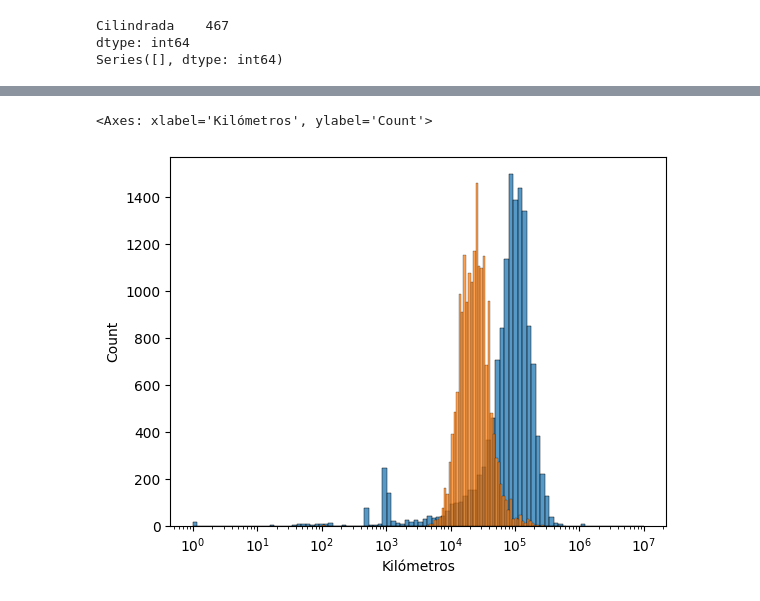
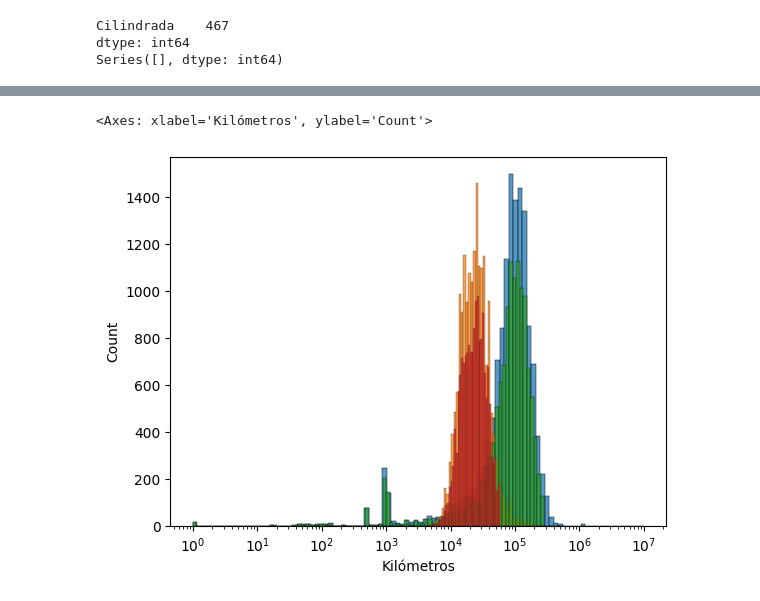
Before and after one commit to matilein/ProyectoML, a Jupyter notebook: datasetintermedio.ipynb, the cells around one changed output, grey strips where cells are left out. Saved outputs shown, nothing was run; the diff lists cells and outputs as text; code cells hidden in the pictures.

Commit message:
hice punto 3 y arregle outliers en intermedio

```diff
--- a/datasetintermedio.ipynb
+++ b/datasetintermedio.ipynb
@@ -366,16 +366,26 @@ plt.title('Distribución de Precio_usd')
 plt.show()
 
 
-Q1 = df['Precio_usd'].quantile(0.25)
-Q3 = df['Precio_usd'].quantile(0.75)
-IQR = Q3 - Q1
+# Copia de trabajo
+df_sin_outliers = df.copy()
 
-limite_inferior = Q1 - 1.5 * IQR
-limite_superior = Q3 + 1.5 * IQR
+# Lista de columnas numéricas
+columnas_numericas = ['Kilómetros', 'Año', 'Precio_usd', 'Puertas']  # ajustá según tu dataset
 
-outliers = df[(df['Precio_usd'] < limite_inferior) | (df['Precio_usd'] > limite_superior)]
+# Eliminar outliers en cada columna numérica
+for col in columnas_numericas:
+    Q1 = df_sin_outliers[col].quantile(0.25)
+    Q3 = df_sin_outliers[col].quantile(0.75)
+    IQR = Q3 - Q1
+    limite_inferior = Q1 - 1.5 * IQR
+    limite_superior = Q3 + 1.5 * IQR
 
-print(f"Outliers detectados: {outliers.shape[0]} filas")
+    # Filtramos dentro de los límites
+    df_sin_outliers = df_sin_outliers[
+        (df_sin_outliers[col] >= limite_inferior) & (df_sin_outliers[col] <= limite_superior)
+    ]
+
+    print(f"{col}: datos fuera de rango eliminados. Filas restantes: {df_sin_outliers.shape[0]}")
 
 plt.figure(figsize=(8, 4))
 sns.histplot(df['Precio_usd'], bins=100, kde=True)
@@ -384,5 +394,11 @@ plt.axvline(limite_superior, color='red', linestyle='--', label='Límite superio
 plt.title('Distribución con límites de outliers')
 plt.legend()
 plt.show()
+
+plt.figure(figsize=(8, 4))
+sns.histplot(df_sin_outliers['Precio_usd'], bins=100, kde=True)
+plt.title('Distribución con límites de outliers')
+plt.legend()
+plt.show()
 # %% [output]
 [figure]
@@ -391,7 +411,10 @@ Outliers detectados: 935 filas
 # %%
 import seaborn as sns
 sns.histplot(df['Kilómetros'], bins=100, log_scale=True)
 sns.histplot(df['Precio_usd'], bins=100, log_scale=True)
+
+sns.histplot(df_sin_outliers['Kilómetros'], bins=100, log_scale=True)
+sns.histplot(df_sin_outliers['Precio_usd'], bins=100, log_scale=True)
 # %% [output]
 <Axes: xlabel='Kilómetros', ylabel='Count'>
-[figure, old version]
+[figure, new version]
```
Also changed, not shown: parts of 10 cells of this notebook, 40 other files.
